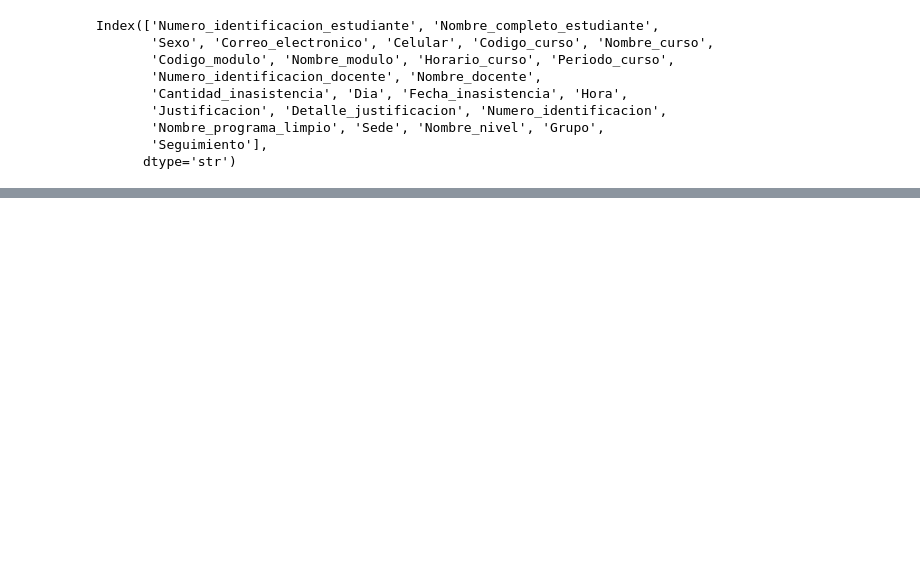
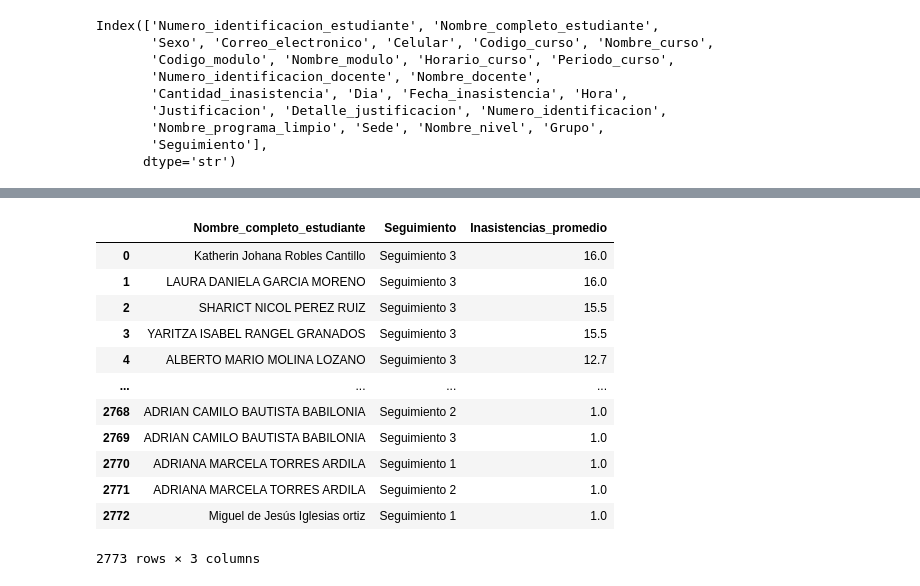
Before and after one commit to Mauricio8474/q10_project, a Jupyter notebook: notebooks/analisis_inasistencias.ipynb, the cells around one changed output, grey strips where cells are left out. Saved outputs shown, nothing was run; the diff lists cells and outputs as text; code cells hidden in the pictures; blank space fills up the shorter version.

```diff
--- a/notebooks/analisis_inasistencias.ipynb
+++ b/notebooks/analisis_inasistencias.ipynb
@@ -160,0 +160,20 @@ display(tabla_modulo)
+# %%
+tabla_inasitencia_por_asignatura_promedio = tabla_inasitencia_por_asignatura.groupby(['Nombre_completo_estudiante','Seguimiento' ]).agg(
+    Inasistencias_promedio=("Inasistencias_Totales", "mean"),
+).reset_index().round(1).sort_values("Inasistencias_promedio", ascending=False).reset_index(drop=True)
+
+display(tabla_inasitencia_por_asignatura_promedio)
+# %% [output]
+|  | Nombre_completo_estudiante | Seguimiento | Inasistencias_promedio |
+| 0 | Katherin Johana Robles Cantillo | Seguimiento 3 | 16.0 |
+| 1 | LAURA DANIELA GARCIA MORENO | Seguimiento 3 | 16.0 |
+| 2 | SHARICT NICOL PEREZ RUIZ | Seguimiento 3 | 15.5 |
+| 3 | YARITZA ISABEL RANGEL GRANADOS | Seguimiento 3 | 15.5 |
+| 4 | ALBERTO MARIO MOLINA LOZANO | Seguimiento 3 | 12.7 |
+| ... | ... | ... | ... |
+| 2768 | ADRIAN CAMILO BAUTISTA BABILONIA | Seguimiento 2 | 1.0 |
+| 2769 | ADRIAN CAMILO BAUTISTA BABILONIA | Seguimiento 3 | 1.0 |
+| 2770 | ADRIANA MARCELA TORRES ARDILA | Seguimiento 1 | 1.0 |
+| 2771 | ADRIANA MARCELA TORRES ARDILA | Seguimiento 2 | 1.0 |
+| 2772 | Miguel de Jesús Iglesias ortiz | Seguimiento 1 | 1.0 |
+2773 rows × 3 columns
```
Also changed, not shown: parts of 7 cells of this notebook, 1 other file.
